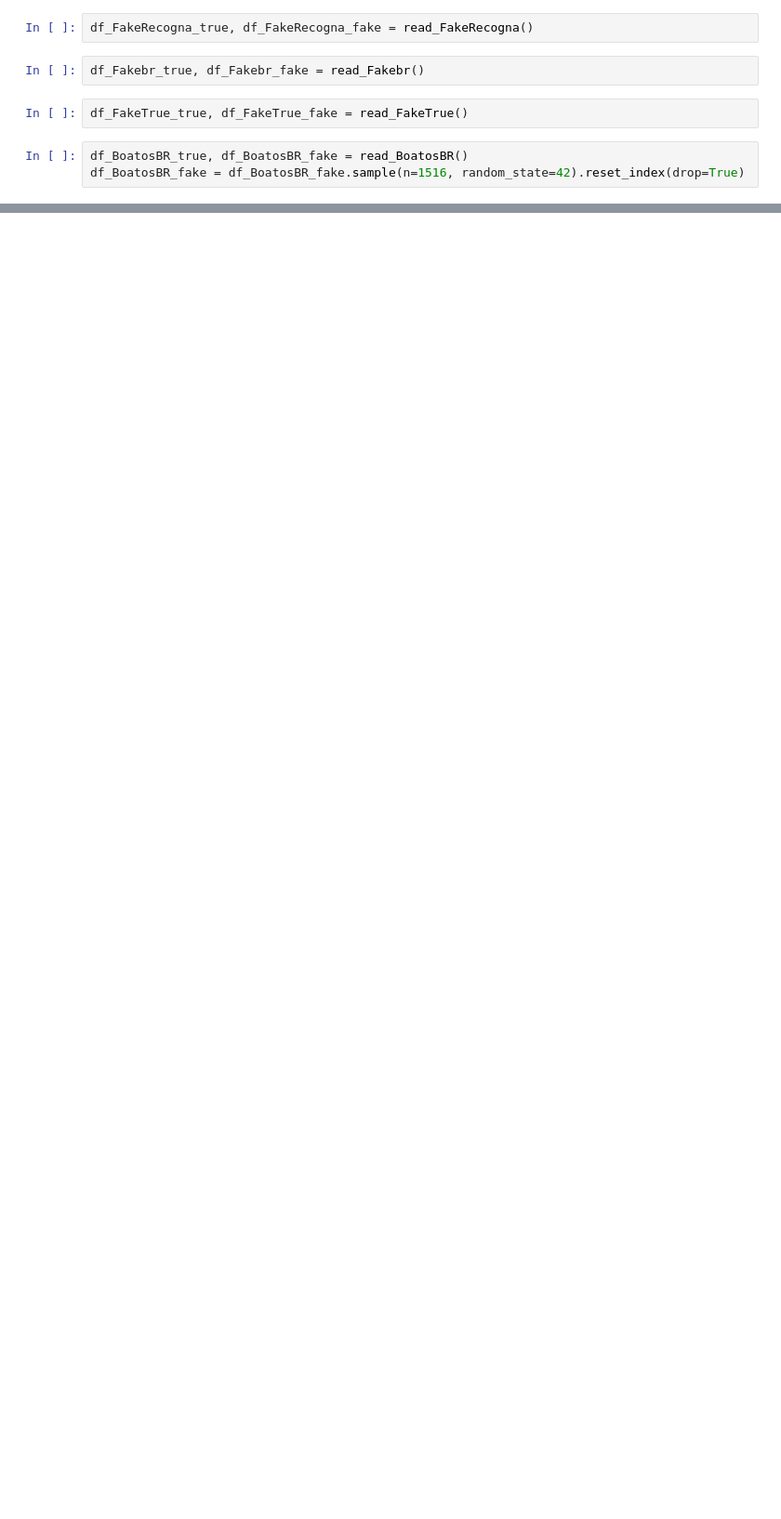
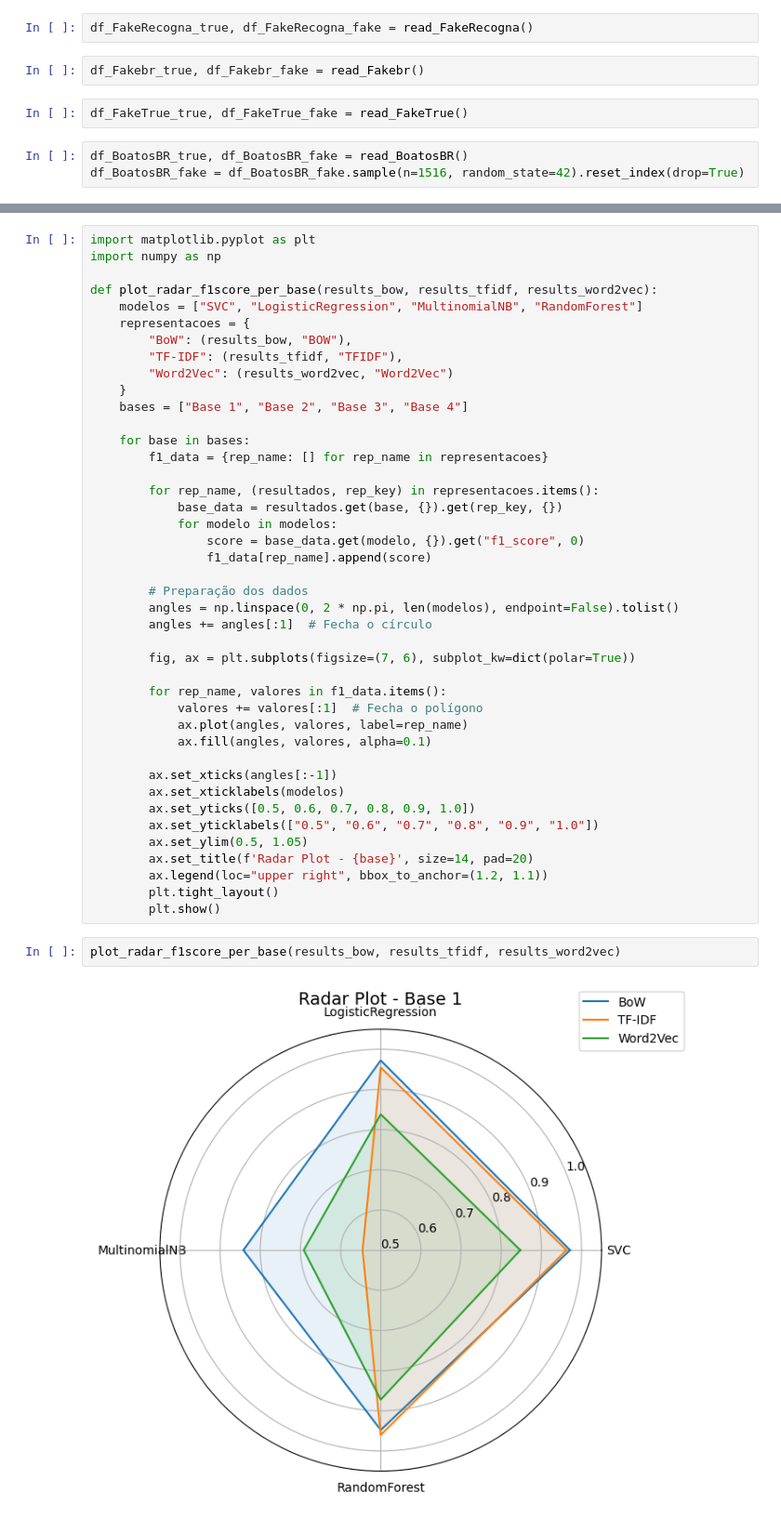
Before and after one commit to laritrevilato/fake_news_classification, a Jupyter notebook: TCC_Larissa.ipynb, the cells around one changed output, grey strips where cells are left out. Shown at 93% size. Saved outputs shown, nothing was run; the diff lists cells and outputs as text; blank space fills up the shorter version.

```diff
--- a/TCC_Larissa.ipynb
+++ b/TCC_Larissa.ipynb
@@ -699,0 +1161,46 @@ Word2Vec
+# %%
+import matplotlib.pyplot as plt
+import numpy as np
+
+def plot_radar_f1score_per_base(results_bow, results_tfidf, results_word2vec):
+    modelos = ["SVC", "LogisticRegression", "MultinomialNB", "RandomForest"]
+    representacoes = {
+        "BoW": (results_bow, "BOW"),
+        "TF-IDF": (results_tfidf, "TFIDF"),
+        "Word2Vec": (results_word2vec, "Word2Vec")
+    }
+    bases = ["Base 1", "Base 2", "Base 3", "Base 4"]
+
+    for base in bases:
+        f1_data = {rep_name: [] for rep_name in representacoes}
+
+        for rep_name, (resultados, rep_key) in representacoes.items():
+            base_data = resultados.get(base, {}).get(rep_key, {})
+            for modelo in modelos:
+                score = base_data.get(modelo, {}).get("f1_score", 0)
+                f1_data[rep_name].append(score)
+
+        # Preparação dos dados
+        angles = np.linspace(0, 2 * np.pi, len(modelos), endpoint=False).tolist()
+        angles += angles[:1]  # Fecha o círculo
+
+        fig, ax = plt.subplots(figsize=(7, 6), subplot_kw=dict(polar=True))
+
+        for rep_name, valores in f1_data.items():
+            valores += valores[:1]  # Fecha o polígono
+            ax.plot(angles, valores, label=rep_name)
+            ax.fill(angles, valores, alpha=0.1)
+
+        ax.set_xticks(angles[:-1])
+        ax.set_xticklabels(modelos)
+        ax.set_yticks([0.5, 0.6, 0.7, 0.8, 0.9, 1.0])
+        ax.set_yticklabels(["0.5", "0.6", "0.7", "0.8", "0.9", "1.0"])
+        ax.set_ylim(0.5, 1.05)
+        ax.set_title(f'Radar Plot - {base}', size=14, pad=20)
+        ax.legend(loc="upper right", bbox_to_anchor=(1.2, 1.1))
+        plt.tight_layout()
+        plt.show()
+# %%
+plot_radar_f1score_per_base(results_bow, results_tfidf, results_word2vec)
+# %% [output]
+[figure, added]
```
Also changed, not shown: parts of 41 cells of this notebook.
